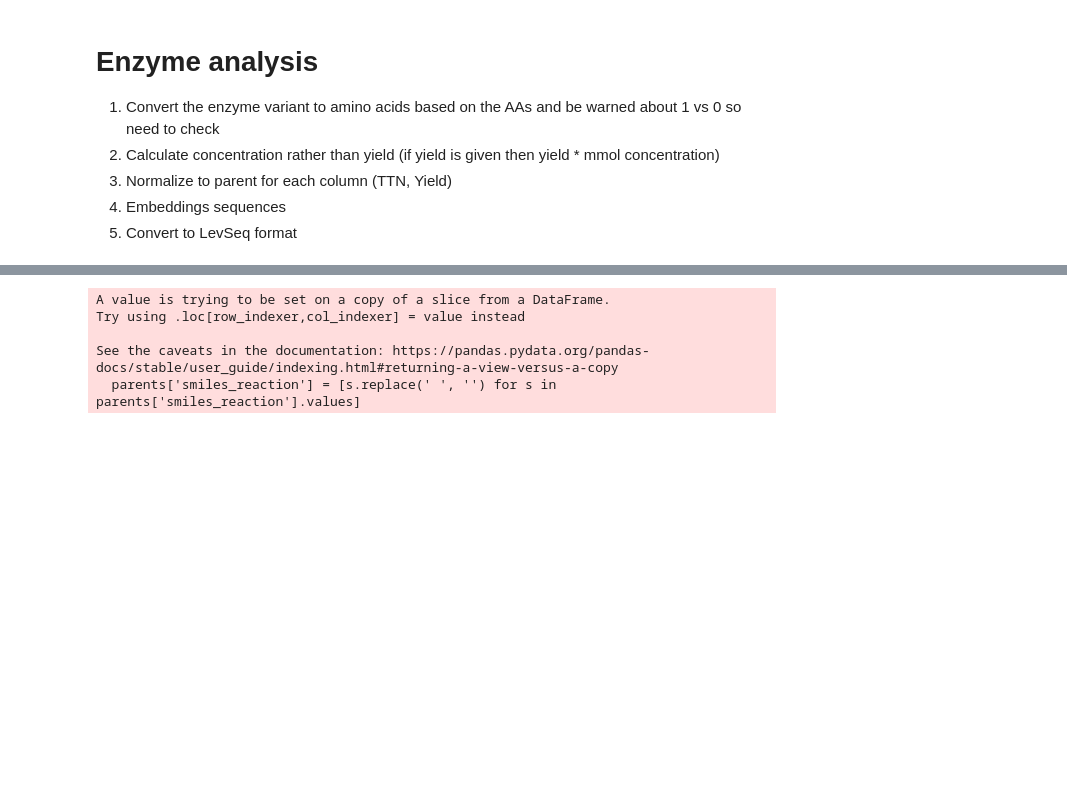
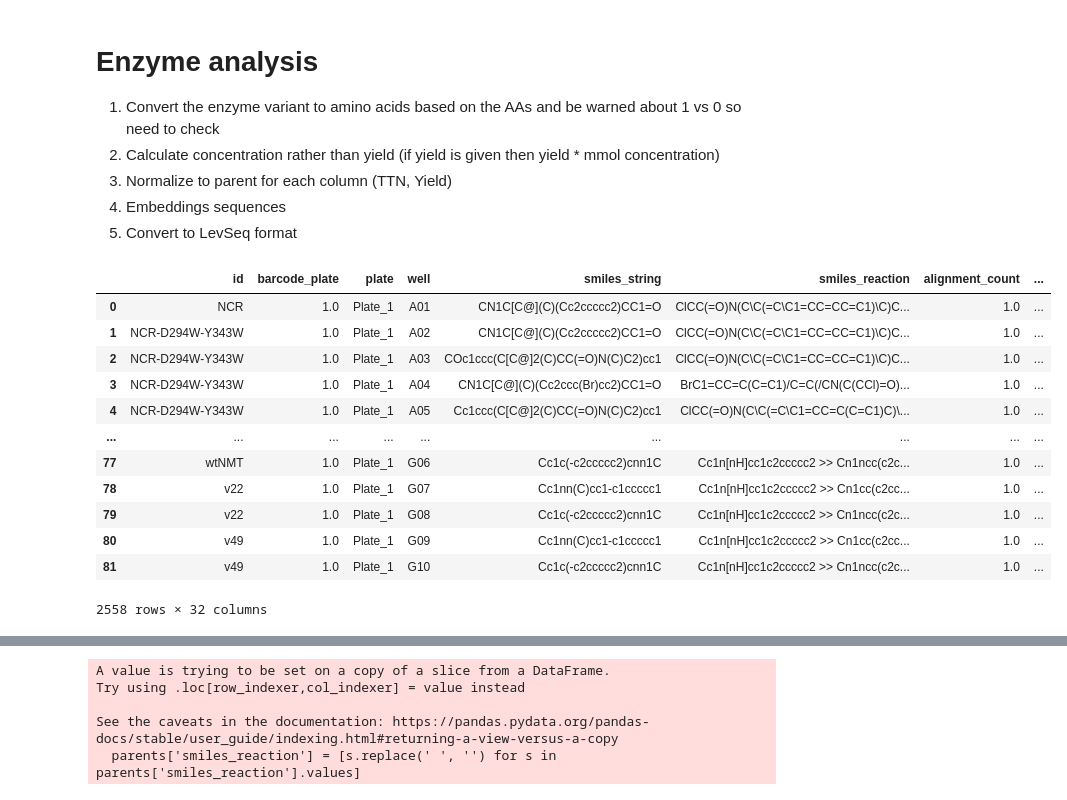
Before and after one commit to fhalab/EnzymeEngineeringDB, a Jupyter notebook: analysis/N2_CleanEnzymeData_LLM.ipynb, the cells around one changed output, grey strips where cells are left out. Cells and saved outputs as stored; diff of their text form; code cells hidden in the pictures; blank space fills up the shorter version.

```diff
--- a/analysis/N2_CleanEnzymeData_LLM.ipynb
+++ b/analysis/N2_CleanEnzymeData_LLM.ipynb
@@ -11,20 +11,35 @@
 # %%
 import pandas as pd
 import os
 import torch
 
 # CUDA setup
 os.environ["CUDA_DEVICE_ORDER"]="PCI_BUS_ID"   # see issue #152
 os.environ["CUDA_VISIBLE_DEVICES"]="0"
 cuda = True
 DEVICE = torch.device("cuda" if cuda else "cpu")
 
 data_dir = 'output'
-files = os.listdir('Final CSV/')
+files = os.listdir('LLM-extended-YL-manual/')
 all_dfs = pd.DataFrame()
 for f in files:
     if '.csv' in f:
-        df = pd.read_csv(f'Final CSV/{f}')
+        df = pd.read_csv(f'LLM-extended-YL-manual/{f}')
         df['paper'] = f
         all_dfs = pd.concat([all_dfs, df])
 df = all_dfs
+df
+# %% [output]
+|  | id | barcode_plate | plate | well | smiles_string | smiles_reaction | alignment_count | ... |
+| 0 | NCR | 1.0 | Plate_1 | A01 | CN1C[C@](C)(Cc2ccccc2)CC1=O | ClCC(=O)N(C\C(=C\C1=CC=CC=C1)\C)C... | 1.0 | ... |
+| 1 | NCR-D294W-Y343W | 1.0 | Plate_1 | A02 | CN1C[C@](C)(Cc2ccccc2)CC1=O | ClCC(=O)N(C\C(=C\C1=CC=CC=C1)\C)C... | 1.0 | ... |
+| 2 | NCR-D294W-Y343W | 1.0 | Plate_1 | A03 | COc1ccc(C[C@]2(C)CC(=O)N(C)C2)cc1 | ClCC(=O)N(C\C(=C\C1=CC=CC=C1)\C)C... | 1.0 | ... |
+| 3 | NCR-D294W-Y343W | 1.0 | Plate_1 | A04 | CN1C[C@](C)(Cc2ccc(Br)cc2)CC1=O | BrC1=CC=C(C=C1)/C=C(/CN(C(CCl)=O)... | 1.0 | ... |
+| 4 | NCR-D294W-Y343W | 1.0 | Plate_1 | A05 | Cc1ccc(C[C@]2(C)CC(=O)N(C)C2)cc1 | ClCC(=O)N(C\C(=C\C1=CC=C(C=C1)C)\... | 1.0 | ... |
+| ... | ... | ... | ... | ... | ... | ... | ... | ... |
+| 77 | wtNMT | 1.0 | Plate_1 | G06 | Cc1c(-c2ccccc2)cnn1C | Cc1n[nH]cc1c2ccccc2 >> Cn1ncc(c2c... | 1.0 | ... |
+| 78 | v22 | 1.0 | Plate_1 | G07 | Cc1nn(C)cc1-c1ccccc1 | Cc1n[nH]cc1c2ccccc2 >> Cn1cc(c2cc... | 1.0 | ... |
+| 79 | v22 | 1.0 | Plate_1 | G08 | Cc1c(-c2ccccc2)cnn1C | Cc1n[nH]cc1c2ccccc2 >> Cn1ncc(c2c... | 1.0 | ... |
+| 80 | v49 | 1.0 | Plate_1 | G09 | Cc1nn(C)cc1-c1ccccc1 | Cc1n[nH]cc1c2ccccc2 >> Cn1cc(c2cc... | 1.0 | ... |
+| 81 | v49 | 1.0 | Plate_1 | G10 | Cc1c(-c2ccccc2)cnn1C | Cc1n[nH]cc1c2ccccc2 >> Cn1ncc(c2c... | 1.0 | ... |
+2558 rows × 32 columns
```
Also changed, not shown: parts of 32 cells of this notebook, 3 other files.
